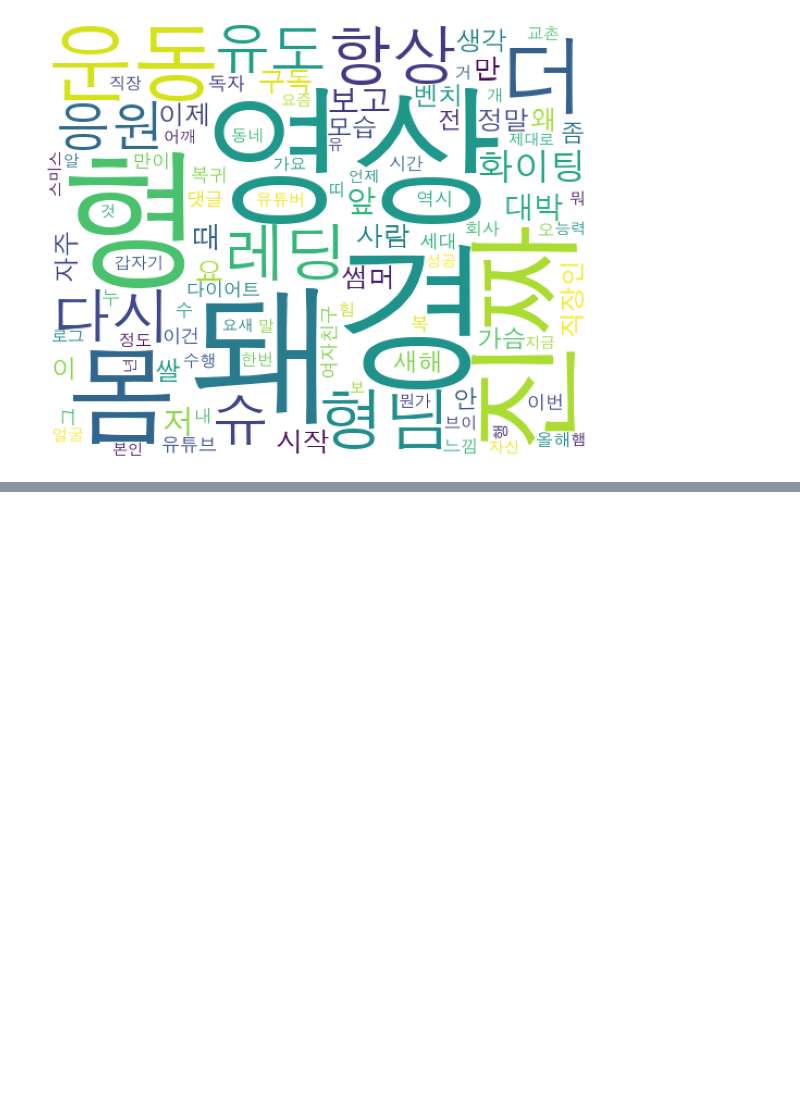
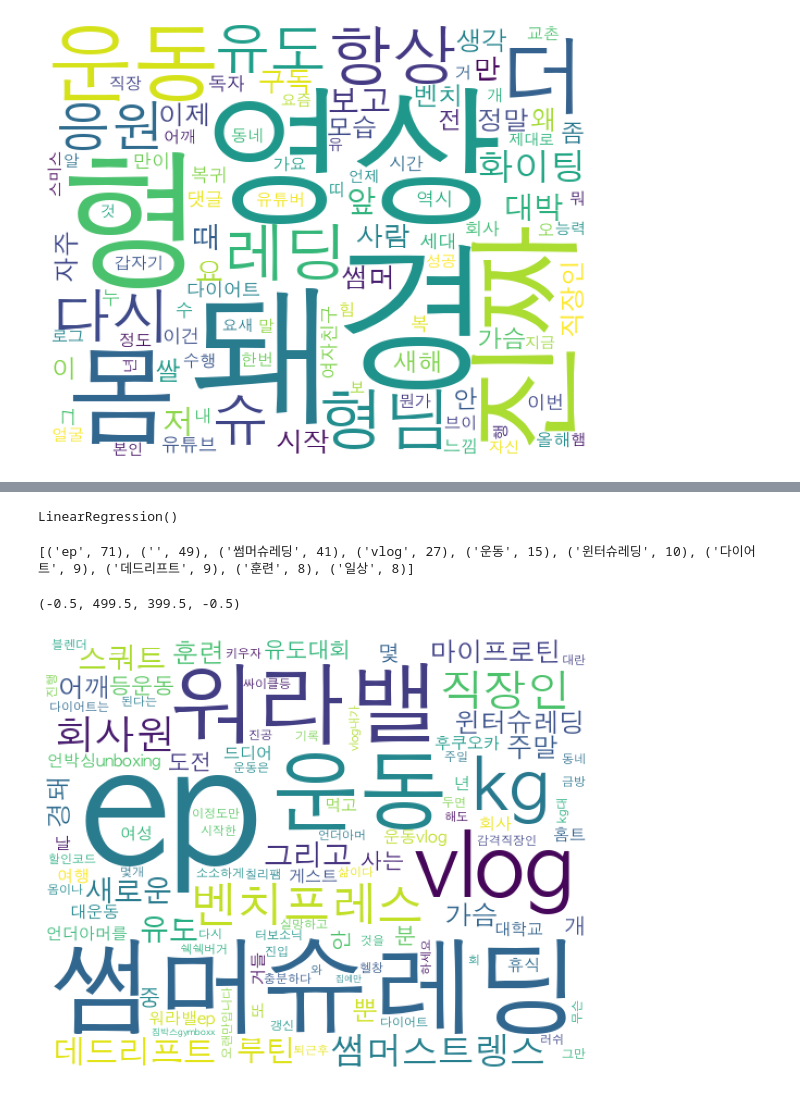
Before and after one commit to DominKim/Data_literacy, a Jupyter notebook: 2.프로젝트/1.경돼/3.스크립트/1.김도민/2_EDA.ipynb, the cells around one changed output, grey strips where cells are left out. Cells and saved outputs as stored; diff of their text form; code cells hidden in the pictures; blank space fills up the shorter version.

```diff
--- a/2.프로젝트/1.경돼/3.스크립트/1.김도민/2_EDA.ipynb
+++ b/2.프로젝트/1.경돼/3.스크립트/1.김도민/2_EDA.ipynb
@@ -608,0 +663,5 @@ Name: contents, Length: 84, dtype: int64
+# %%
+linear = LinearRegression()
+linear.fit(b.iloc[:,:-1], b.iloc[:,-1])
+# %% [output]
+LinearRegression()
@@ -608,0 +670,28 @@ Name: contents, Length: 84, dtype: int64
+# %%
+use_df = use_df[use_df["contents"] != ''].reset_index(drop = True)
+# %%
+df1 = use_df[use_df["view_count"] >= 8000].reset_index(drop = True)
+df2 = use_df[use_df["view_count"] < 8000].reset_index(drop = True)
+# %%
+title1 = {}
+
+for sentence in df1["title"]:
+    lst = sentence.split(" ")
+    for text in lst:
+        title1[text] = title1.get(text, 0) + 1
+
+word_count1 = Counter(title1)
+top10_word = word_count.most_common(10)
+print(top10_word)
+
+wc = WordCloud(font_path = "/Library/Fonts/AppleGothic.ttf",width=500, height = 400, max_words=100, max_font_size=150, background_color="white")
+
+
+plt.figure(figsize=(16,8))
+wc_result = wc.generate_from_frequencies(title1)
+plt.imshow(wc_result)
+plt.axis("off")
+# %% [output]
+[('ep', 71), ('', 49), ('썸머슈레딩', 41), ('vlog', 27), ('운동', 15), ('윈터슈레딩', 10), ('다이어트', 9), ('데드리프트', 9), ('훈련', 8), ('일상', 8)]
+(-0.5, 499.5, 399.5, -0.5)
+[figure, added]
```
Also changed, not shown: parts of 49 cells of this notebook.
